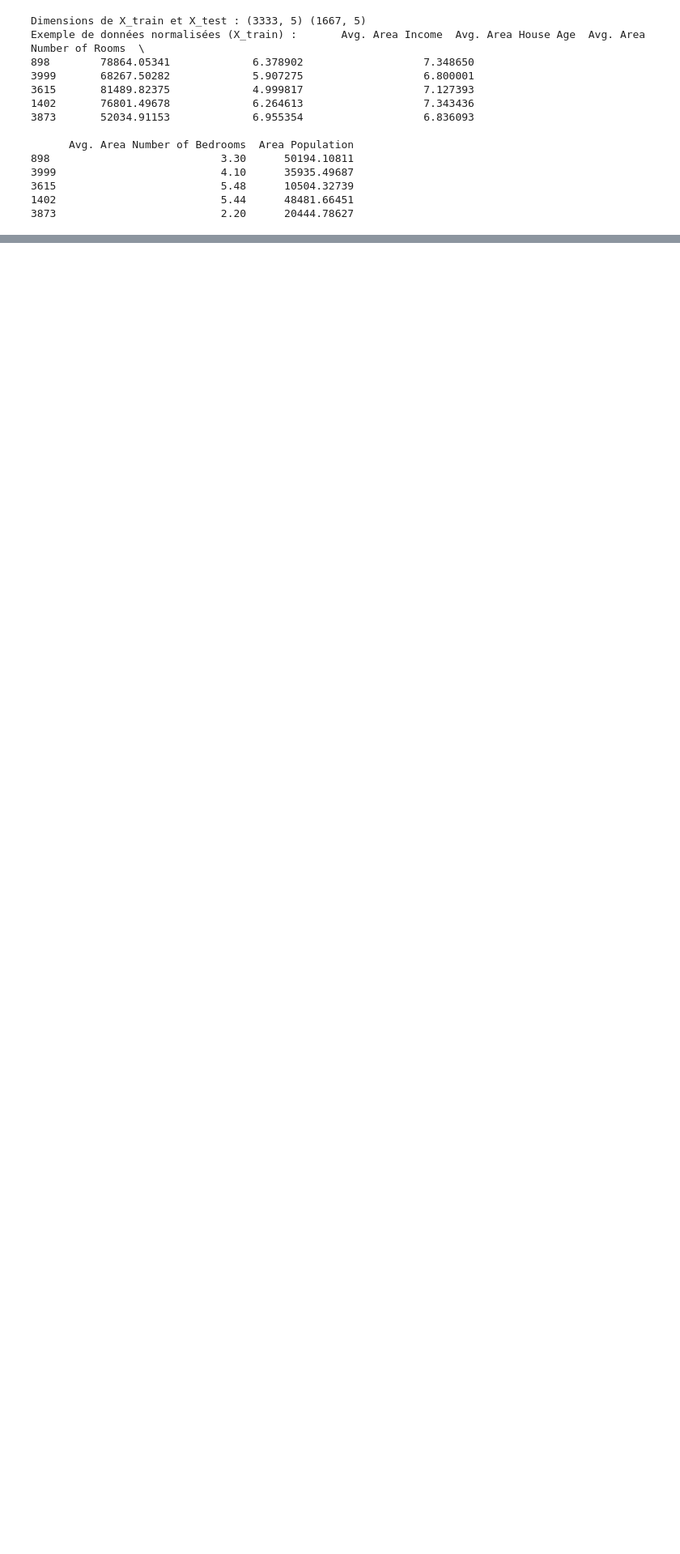
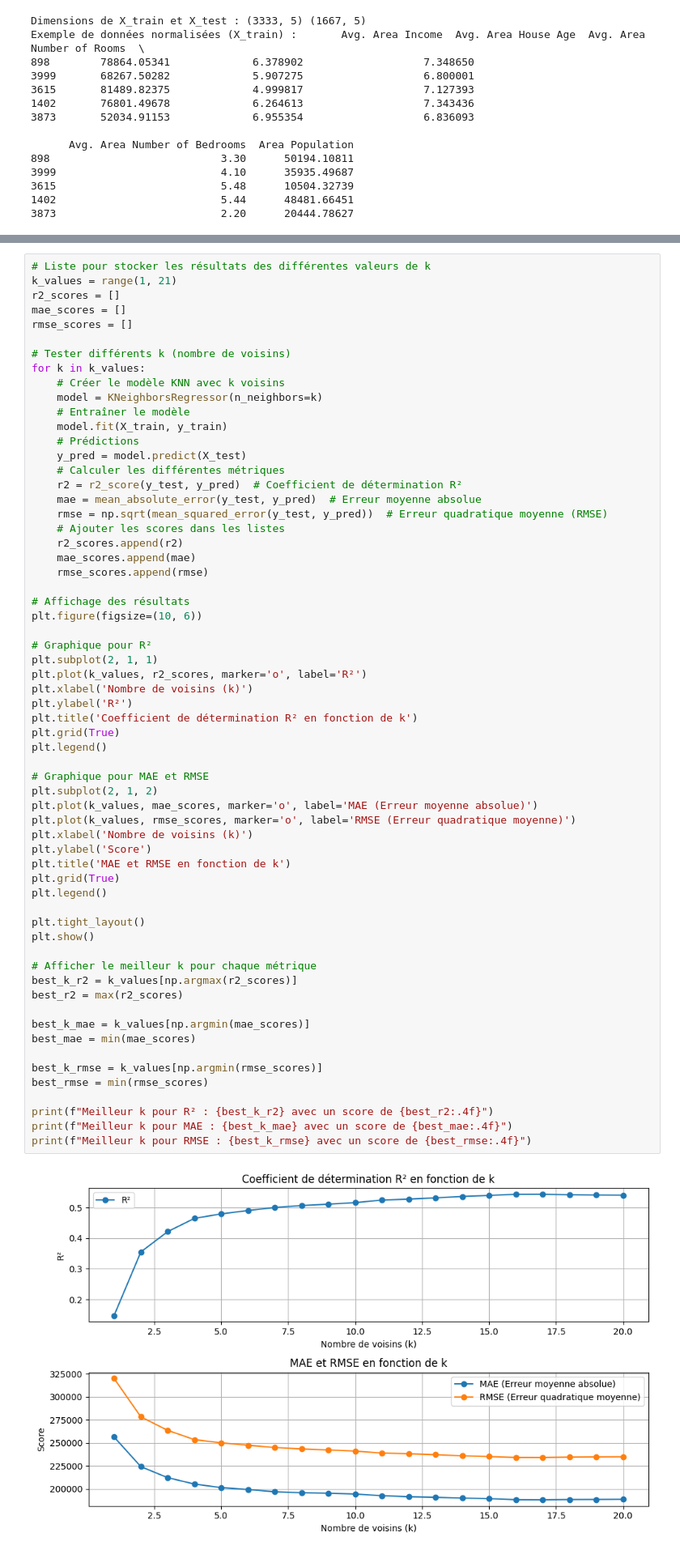
Before and after one commit to Mehdi-Elargoubi/Machine_Learning_K_Nearest_Neighbors_KNN, a Jupyter notebook: Code/TP_KNN.ipynb, the cells around one changed output, grey strips where cells are left out. Shown at 81% size. Saved outputs shown, nothing was run; the diff lists cells and outputs as text; blank space fills up the shorter version.

```diff
--- a/Code/TP_KNN.ipynb
+++ b/Code/TP_KNN.ipynb
@@ -388,0 +460,64 @@ Exemple de données normalisées (X_train) :       Avg. Area Income  Avg. Area H
+# %%
+# Liste pour stocker les résultats des différentes valeurs de k
+k_values = range(1, 21)
+r2_scores = []
+mae_scores = []
+rmse_scores = []
+
+# Tester différents k (nombre de voisins)
+for k in k_values:
+    # Créer le modèle KNN avec k voisins
+    model = KNeighborsRegressor(n_neighbors=k)
+    # Entraîner le modèle
+    model.fit(X_train, y_train)
+    # Prédictions
+    y_pred = model.predict(X_test)
+    # Calculer les différentes métriques
+    r2 = r2_score(y_test, y_pred)  # Coefficient de détermination R²
+    mae = mean_absolute_error(y_test, y_pred)  # Erreur moyenne absolue
+    rmse = np.sqrt(mean_squared_error(y_test, y_pred))  # Erreur quadratique moyenne (RMSE)
+    # Ajouter les scores dans les listes
+    r2_scores.append(r2)
+    mae_scores.append(mae)
+    rmse_scores.append(rmse)
+
+# Affichage des résultats
+plt.figure(figsize=(10, 6))
+
+# Graphique pour R²
+plt.subplot(2, 1, 1)
+plt.plot(k_values, r2_scores, marker='o', label='R²')
+plt.xlabel('Nombre de voisins (k)')
+plt.ylabel('R²')
+plt.title('Coefficient de détermination R² en fonction de k')
+plt.grid(True)
+plt.legend()
+
+# Graphique pour MAE et RMSE
+plt.subplot(2, 1, 2)
+plt.plot(k_values, mae_scores, marker='o', label='MAE (Erreur moyenne absolue)')
+plt.plot(k_values, rmse_scores, marker='o', label='RMSE (Erreur quadratique moyenne)')
+plt.xlabel('Nombre de voisins (k)')
+plt.ylabel('Score')
+plt.title('MAE et RMSE en fonction de k')
+plt.grid(True)
+plt.legend()
+
+plt.tight_layout()
+plt.show()
+
+# Afficher le meilleur k pour chaque métrique
+best_k_r2 = k_values[np.argmax(r2_scores)]
+best_r2 = max(r2_scores)
+
+best_k_mae = k_values[np.argmin(mae_scores)]
+best_mae = min(mae_scores)
+
+best_k_rmse = k_values[np.argmin(rmse_scores)]
+best_rmse = min(rmse_scores)
+
+print(f"Meilleur k pour R² : {best_k_r2} avec un score de {best_r2:.4f}")
+print(f"Meilleur k pour MAE : {best_k_mae} avec un score de {best_mae:.4f}")
+print(f"Meilleur k pour RMSE : {best_k_rmse} avec un score de {best_rmse:.4f}")
+# %% [output]
+[figure, added]
```
Also changed, not shown: parts of 7 cells of this notebook.
